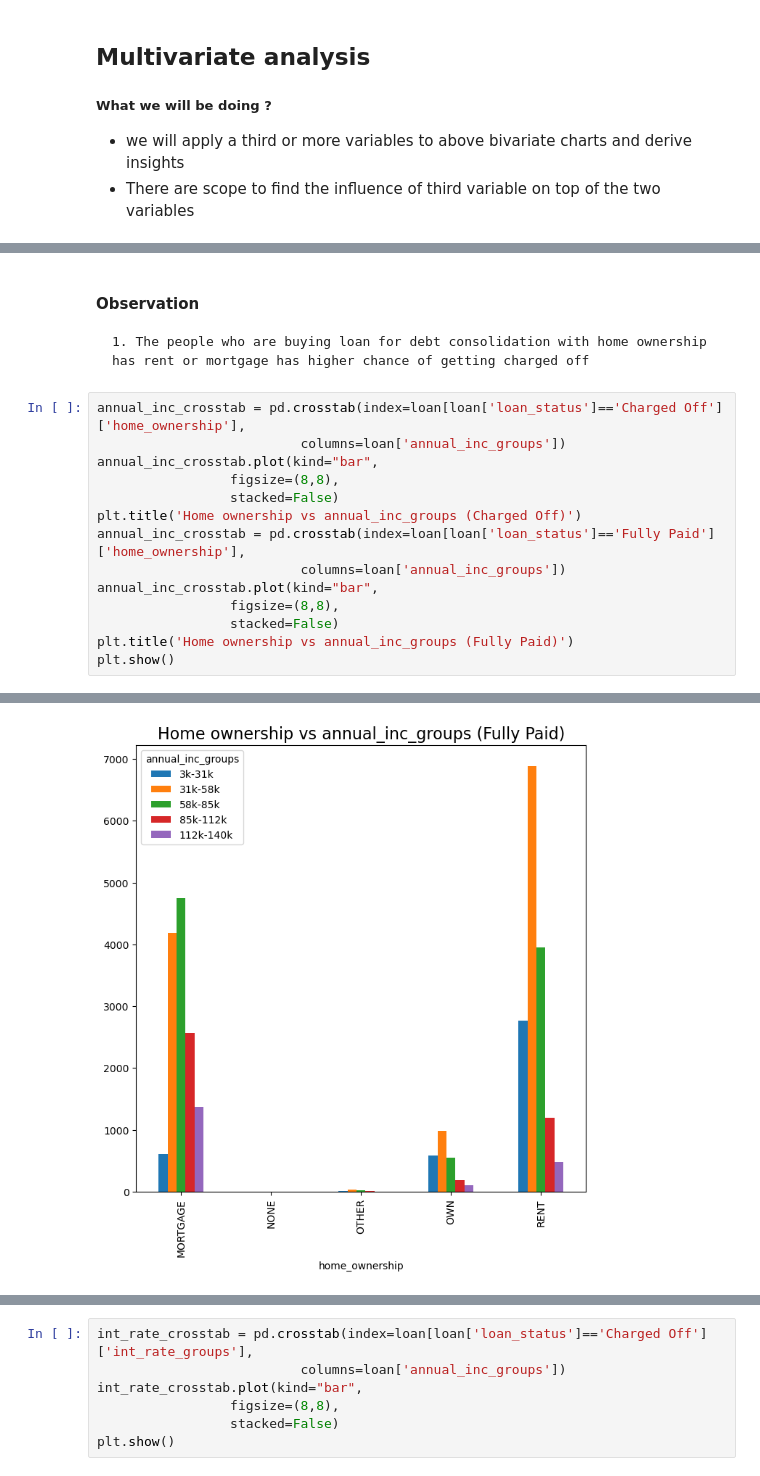
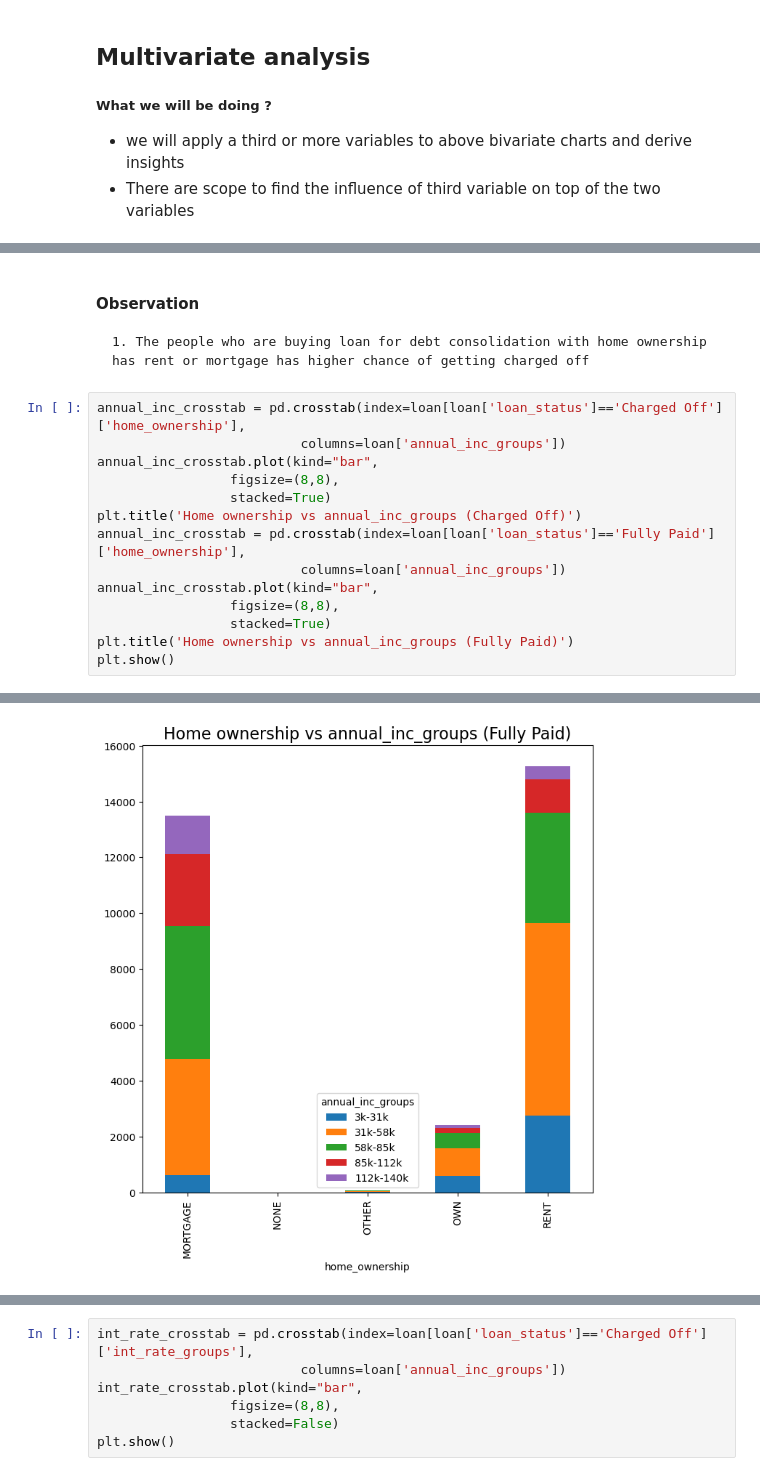
Before and after one commit to bharathsanjai/lending-club-case-study, a Jupyter notebook: bharathveer_ks.ipynb, the cells around one changed output, grey strips where cells are left out. Drawn from its saved outputs; the diff is of its cells as text.

```diff
--- a/bharathveer_ks.ipynb
+++ b/bharathveer_ks.ipynb
@@ -955,21 +936,21 @@ plt.show()
 # %% [output]
 [figure]
 [figure]
-# %% [markdown]
-#### Observation
-    1. The people who are buying loan for debt consolidation with home ownership has rent or mortgage has higher chance of getting charged off
+# %% [markdown]
+#### Observation
+    1. The people who are buying loan for debt consolidation with home ownership has rent or mortgage has higher chance of getting charged off
 # %%
 annual_inc_crosstab = pd.crosstab(index=loan[loan['loan_status']=='Charged Off']['home_ownership'],
                           columns=loan['annual_inc_groups'])
 annual_inc_crosstab.plot(kind="bar",
                  figsize=(8,8),
-                 stacked=False)
+                 stacked=True)
 plt.title('Home ownership vs annual_inc_groups (Charged Off)')
 annual_inc_crosstab = pd.crosstab(index=loan[loan['loan_status']=='Fully Paid']['home_ownership'],
                           columns=loan['annual_inc_groups'])
 annual_inc_crosstab.plot(kind="bar",
                  figsize=(8,8),
-                 stacked=False)
+                 stacked=True)
 plt.title('Home ownership vs annual_inc_groups (Fully Paid)')
 plt.show()
 # %% [output]
@@ -977 +958 @@ plt.show()
-[figure, old version]
+[figure, new version]
```
Also changed, not shown: parts of 90 cells of this notebook.
